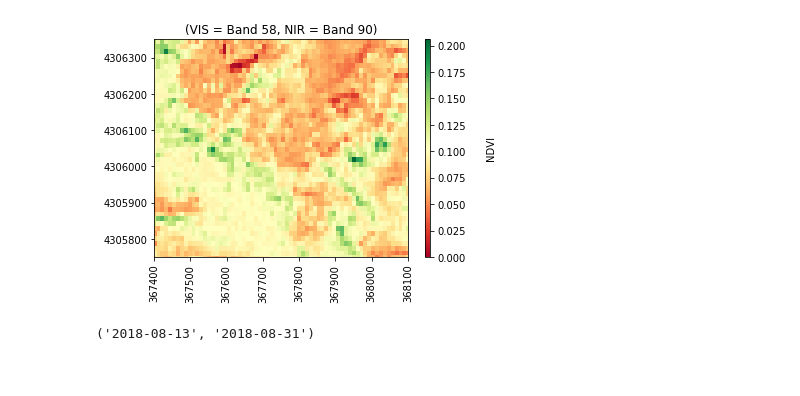
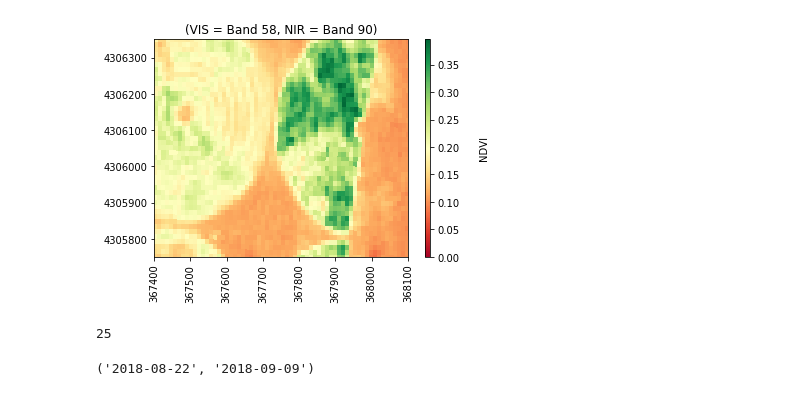
Before and after one commit to kabetel08/DS_RESEARCH_FAW, a Jupyter notebook: Evan/coord_Viewer_v2.ipynb, the cells around one changed output. Cells and saved outputs as stored; diff of their text form; code cells hidden in the pictures.

```diff
--- a/Evan/coord_Viewer_v2.ipynb
+++ b/Evan/coord_Viewer_v2.ipynb
@@ -74,17 +77,17 @@ def makeBbox(lat, lon): #helper method for automation of bbox processing
     farm = [-.006 + lon, -.004 + lat, .006 + lon,   .004 + lat]
     return  BBox(bbox=farm, crs=CRS.WGS84)
 # %%
-unp2_dateTime = "2018-09-10T19:35:23.000Z"
+unp2_dateTime = "2018-09-19T11:25:31.000Z"
 
 t_delta = 25
 reported_range = makeRange(unp2_dateTime, 15)
 
-before_date = '{:%Y-%m-%dT%H:%M:%S.%fZ}'.format(datetime.datetime.strptime(unp_dateTime,"%Y-%m-%dT%H:%M:%S.%fZ") - timedelta(t_delta))
+before_date = '{:%Y-%m-%dT%H:%M:%S.%fZ}'.format(datetime.datetime.strptime(unp2_dateTime,"%Y-%m-%dT%H:%M:%S.%fZ") - timedelta(t_delta))
 before_range = makeRange(before_date,15)
 
-after_date = '{:%Y-%m-%dT%H:%M:%S.%fZ}'.format(datetime.datetime.strptime(unp_dateTime,"%Y-%m-%dT%H:%M:%S.%fZ") + timedelta(t_delta))
+after_date = '{:%Y-%m-%dT%H:%M:%S.%fZ}'.format(datetime.datetime.strptime(unp2_dateTime,"%Y-%m-%dT%H:%M:%S.%fZ") + timedelta(t_delta))
 after_range = makeRange(after_date,15)
 # %%
-lon = 44.60694902
-lat= 13.01056479
+lon = 34.0683307
+lat= 18.1003292
 farm_bbox = makeBbox(lat, lon)
@@ -116,23 +123,24 @@ rgb output of the farm
 # %%
 #DATE REPORTED NDVI VIEW
 wms_bands_request = WmsRequest(layer='BANDS-S2-L1C',
                                bbox= farm_bbox,
                                time= reported_range,
                                width=1500,
                                image_format=MimeType.TIFF_d32f,
                                instance_id=INSTANCE_ID,
                               time_difference=datetime.timedelta(hours=8))
 wms_bands_img = wms_bands_request.get_data()
-ndvi = calc_NDVI(wms_bands_img,1)
+ndvi = calc_NDVI(wms_bands_img,0)
 
 hdf5.plot_band_array(ndvi,clipExtent,(0,np.max(ndvi)),title='(VIS = Band 58, NIR = Band 90)',cmap_title='NDVI',colormap='RdYlGn')
 # %% [output]
-[figure, old version]
+[figure, new version]
 # %%
 print(t_delta)
 before_range
 # %% [output]
-('2018-08-13', '2018-08-31')
+25
+('2018-08-22', '2018-09-09')
 # %%
 #RGB farm t_delta before the report
 wms_true_color_request2 = WmsRequest(layer='TRUE-COLOR-S2-L1C',
```
Also changed, not shown: parts of 13 cells of this notebook.
